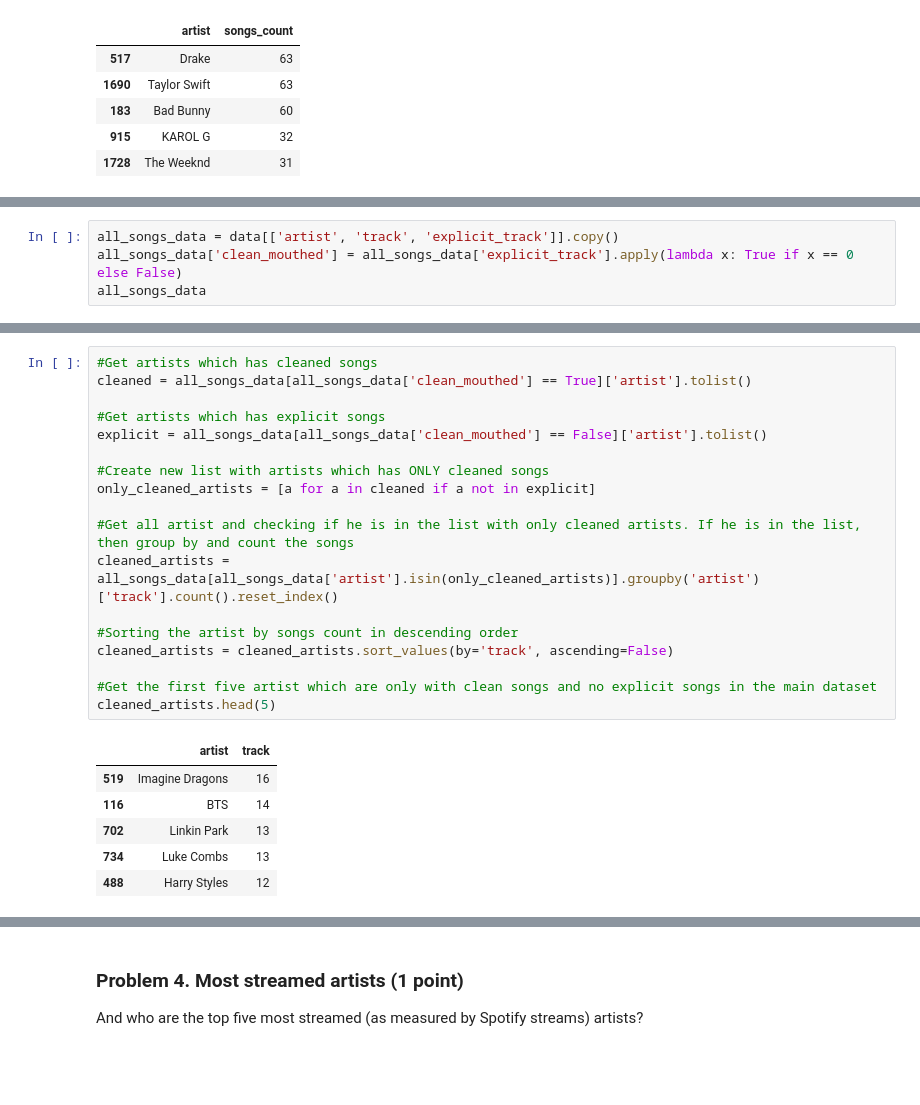
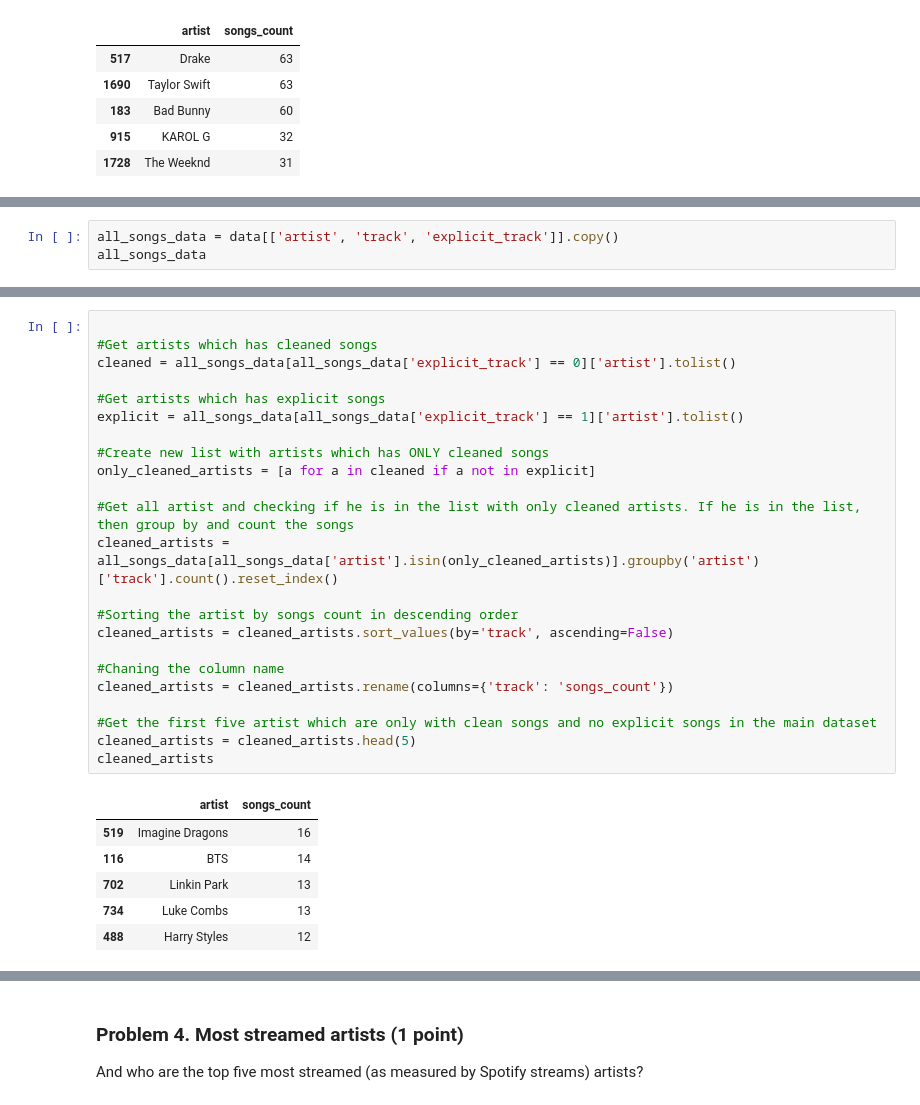
Before and after one commit to plamensve/Data_Science_Upskill_Softuni, a Jupyter notebook: 05_data_visualization_exploratory_data_analysis/Data Visualization and EDA Lab.ipynb, the cells around one changed output, grey strips where cells are left out. Drawn from its saved outputs; the diff is of its cells as text; blank space fills up the shorter version.

```diff
--- a/05_data_visualization_exploratory_data_analysis/Data Visualization and EDA Lab.ipynb
+++ b/05_data_visualization_exploratory_data_analysis/Data Visualization and EDA Lab.ipynb
@@ -206,5 +168,4 @@ artists_with_cleaned_songs
 # %%
 all_songs_data = data[['artist', 'track', 'explicit_track']].copy()
-all_songs_data['clean_mouthed'] = all_songs_data['explicit_track'].apply(lambda x: True if x == 0 else False)
 all_songs_data
 # %% [output]
@@ -224,23 +185,28 @@ all_songs_data
 # %%
+
 #Get artists which has cleaned songs
-cleaned = all_songs_data[all_songs_data['clean_mouthed'] == True]['artist'].tolist()
+cleaned = all_songs_data[all_songs_data['explicit_track'] == 0]['artist'].tolist()
 
 #Get artists which has explicit songs
-explicit = all_songs_data[all_songs_data['clean_mouthed'] == False]['artist'].tolist()
+explicit = all_songs_data[all_songs_data['explicit_track'] == 1]['artist'].tolist()
 
 #Create new list with artists which has ONLY cleaned songs
 only_cleaned_artists = [a for a in cleaned if a not in explicit]
 
 #Get all artist and checking if he is in the list with only cleaned artists. If he is in the list, then group by and count the songs
 cleaned_artists = all_songs_data[all_songs_data['artist'].isin(only_cleaned_artists)].groupby('artist')['track'].count().reset_index()
 
 #Sorting the artist by songs count in descending order
 cleaned_artists = cleaned_artists.sort_values(by='track', ascending=False)
 
+#Chaning the column name
+cleaned_artists = cleaned_artists.rename(columns={'track': 'songs_count'})
+
 #Get the first five artist which are only with clean songs and no explicit songs in the main dataset
-cleaned_artists.head(5)
+cleaned_artists = cleaned_artists.head(5)
+cleaned_artists
 # %% [output]
-|  | artist | track |
+|  | artist | songs_count |
 | 519 | Imagine Dragons | 16 |
 | 116 | BTS | 14 |
 | 702 | Linkin Park | 13 |
```
Also changed, not shown: parts of 9 cells of this notebook.
